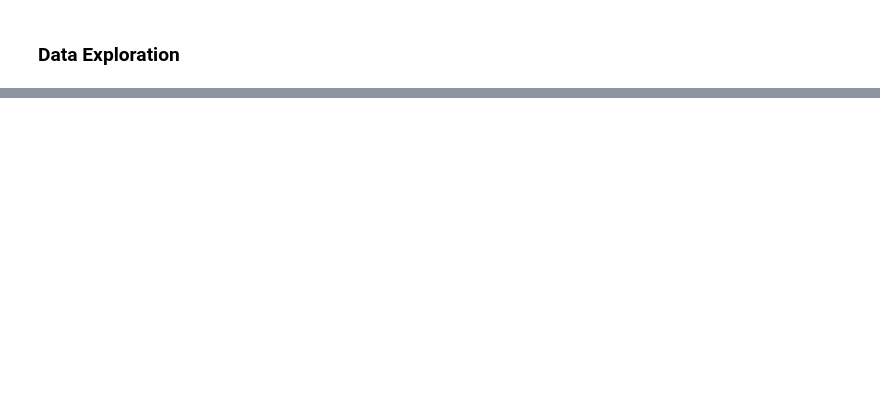
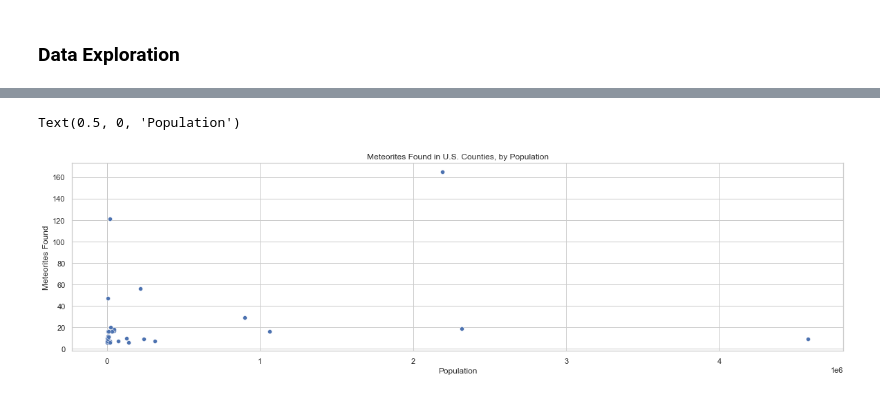
Before and after one commit to carl-schick-ds/meteorite-landings, a Jupyter notebook: meteorite-landings.ipynb, the cells around one changed output, grey strips where cells are left out. Drawn from its saved outputs; the diff is of its cells as text; code cells hidden in the pictures; blank space fills up the shorter version.

```diff
--- a/meteorite-landings.ipynb
+++ b/meteorite-landings.ipynb
@@ -277,0 +393,12 @@ gdf.plot(ax=world.boundary.plot(figsize=(20, 12)), marker='o', color='salmon', m
+# %%
+sns.set(rc={"figure.figsize":(20, 5)})
+sns.set_style("whitegrid")
+sns.scatterplot(data=us_county_data[us_county_data['meteorite_count'] > 5], x='population', y='meteorite_count')
+plt.title("Meteorites Found in U.S. Counties, by Population")
+plt.ylabel("Meteorites Found")
+plt.xlabel("Population")
+# plt.xlim(0, 999999)
+# plt.ylim(0,25)
+# %% [output]
+Text(0.5, 0, 'Population')
+[figure, added]
```
Also changed, not shown: parts of 18 cells of this notebook, 2 other files.
